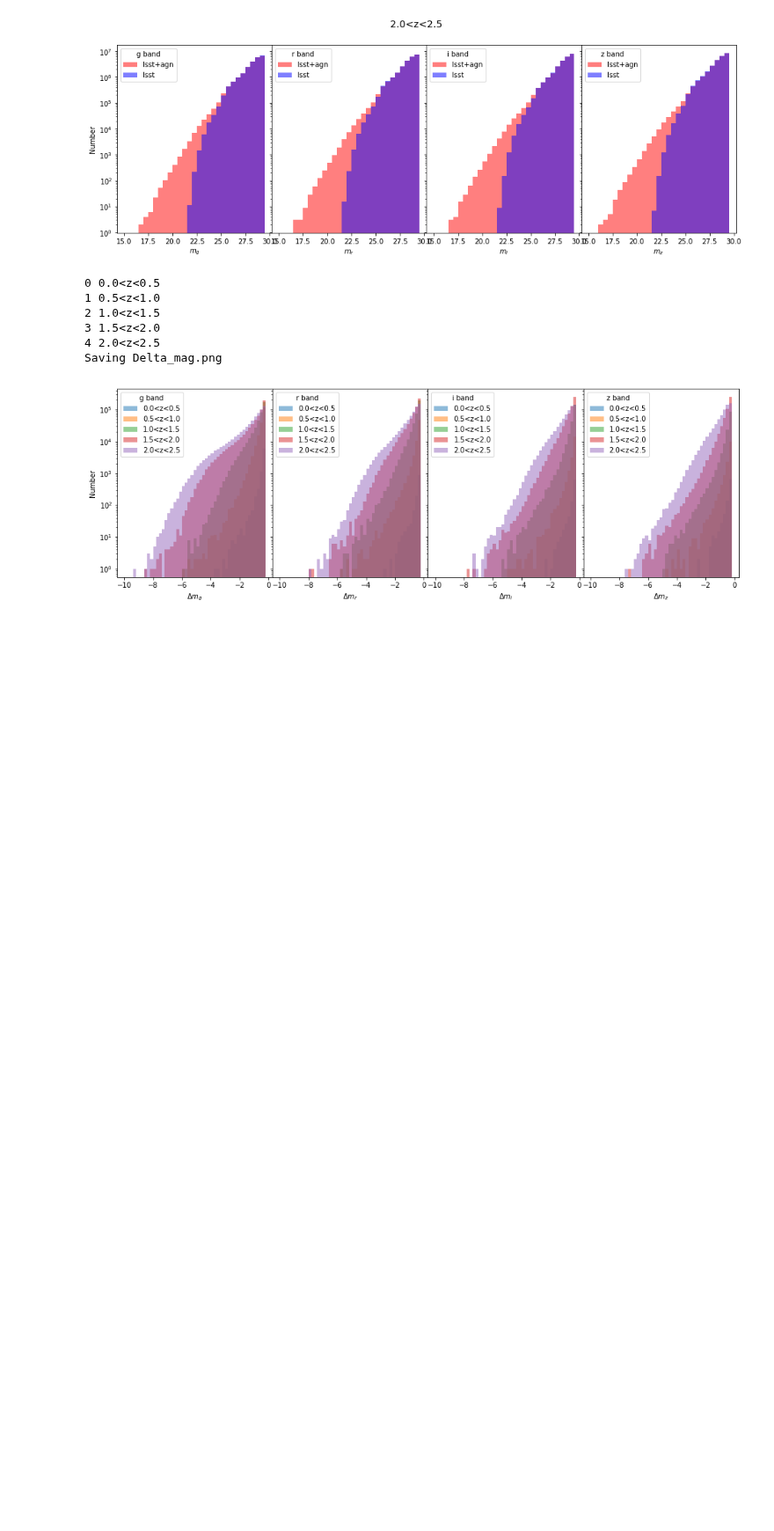
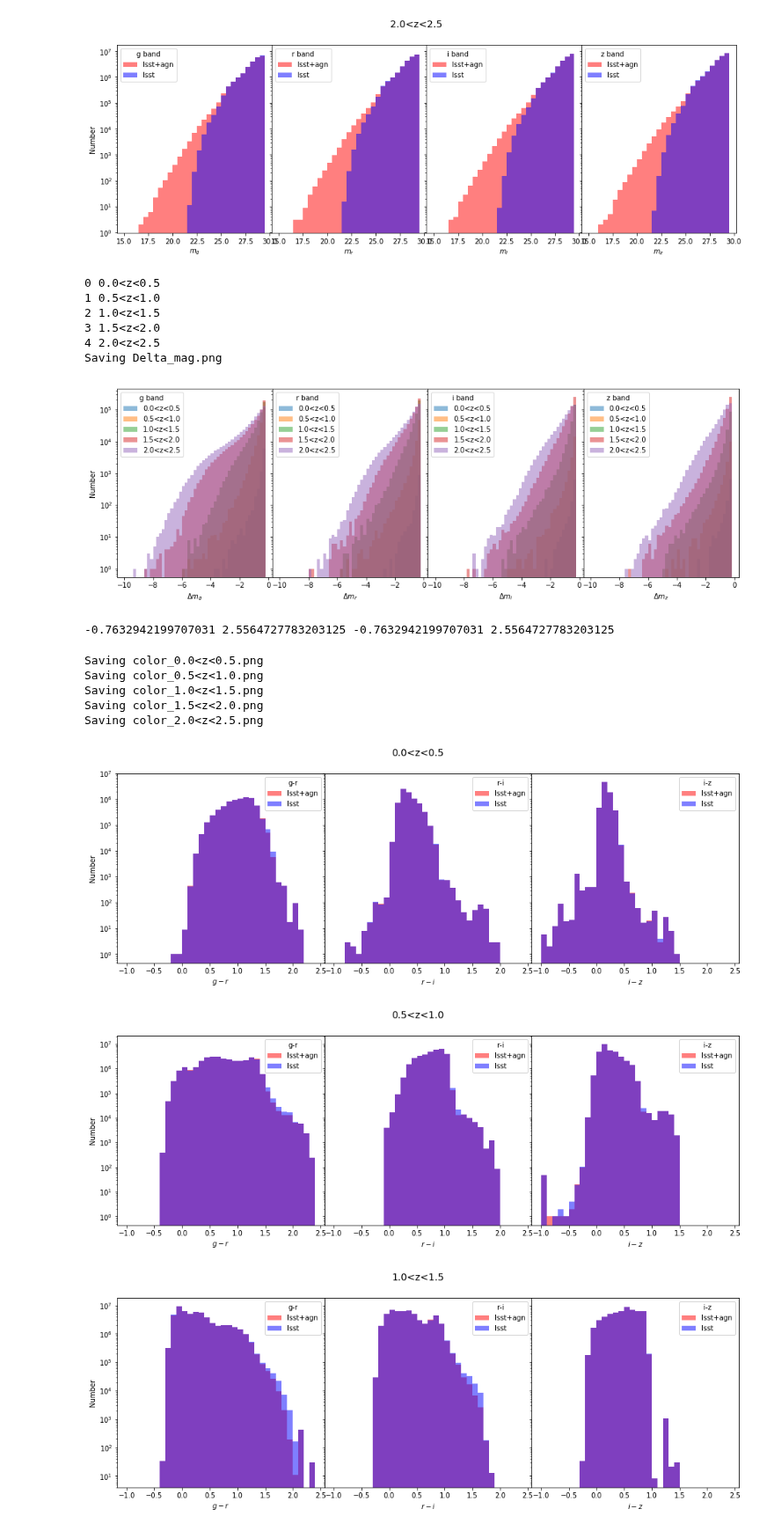
Before and after one commit to LSSTDESC/DC2-analysis, a Jupyter notebook: contributed/agn.ipynb, the cells around one changed output. Shown at 88% size. Cells and saved outputs as stored; diff of their text form; code cells hidden in the pictures; blank space fills up the shorter version.

Commit message:
Include color distributions

```diff
--- a/contributed/agn.ipynb
+++ b/contributed/agn.ipynb
@@ -222,0 +230,4 @@ Note the log scale. The distributions in blue show the original cosmoDC2 distrib
+# %%
+colors = ['g-r', 'r-i', 'i-z']
+dc2_data = get_colors(dc2_data, colors, 'mag_{}_lsst')
+dc2_data = get_colors(dc2_data, colors, 'mag_{}_lsst', add_on='+agn')
@@ -249,3 +267,54 @@ for n, (kz, vz) in enumerate(data_zmasks['dc2'].items()):
 4 2.0<z<2.5
 Saving Delta_mag.png
 [figure]
+# %%
+def plot_colors(data, zmask, zkey, colors, label='lsst', add_on='+agn', ax_all=None, fig=None,
+              clo=-1., chi=2.5, dc=0.1, diff=False, write=True):
+    cbins = np.arange(clo, chi, dc)
+    if ax_all is None:
+        fig, ax_all = plt.subplots(1, len(colors), figsize=(16, 5), sharey='row')
+
+    for n, (color, ax) in enumerate(zip(colors, ax_all.flat)):
+        key = color
+        if diff:
+            ax.hist(data[key+add_on][zmask]-data[key][zmask], bins=cbins, label=zkey, alpha=0.5)
+            ax.set_xlabel('$\Delta({})$'.format(color))
+        else:
+            ax.hist(data[key+add_on][zmask], bins=cbins, color='red', label=label+add_on, alpha=0.5)
+            ax.hist(data[key][zmask], bins=cbins, color='blue', label=label, alpha=0.5)
+            ax.set_xlabel('${}$'.format(color))
+        if write:
+            ax.legend(loc='best',title='{}'.format(color))
+            if n==0:
+                ax.set_ylabel('Number')
+            else:
+                for alabel in ax.get_yticklabels():
+                    alabel.set_visible(False)
+            ax.set_yscale('log')
+
+    if write:
+        if diff:
+            figname = 'Delta_color.png'
+        else:
+            fig.suptitle(zkey, fontsize=14)
+            figname = 'color_{}.png'.format(zkey)
+        fig.subplots_adjust(wspace=0)
+        print('Saving {}'.format(figname))
+        fig.savefig(figname, bbox_inches='tight')
+# %%
+print(np.min(dc2_data['g-r']),  np.max(dc2_data['g-r']), np.min(dc2_data['g-r+agn']), np.max(dc2_data['g-r+agn']))
+# %% [output]
+-0.7632942199707031 2.5564727783203125 -0.7632942199707031 2.5564727783203125
+# %%
+
+for kz, vz in data_zmasks['dc2'].items():
+    plot_colors(dc2_data, vz, kz, colors)
+# %% [output]
+Saving color_0.0<z<0.5.png
+Saving color_0.5<z<1.0.png
+Saving color_1.0<z<1.5.png
+Saving color_1.5<z<2.0.png
+Saving color_2.0<z<2.5.png
+[figure, added]
+[figure, added]
+[figure, added]
```
Also changed, not shown: parts of 7 cells of this notebook.
